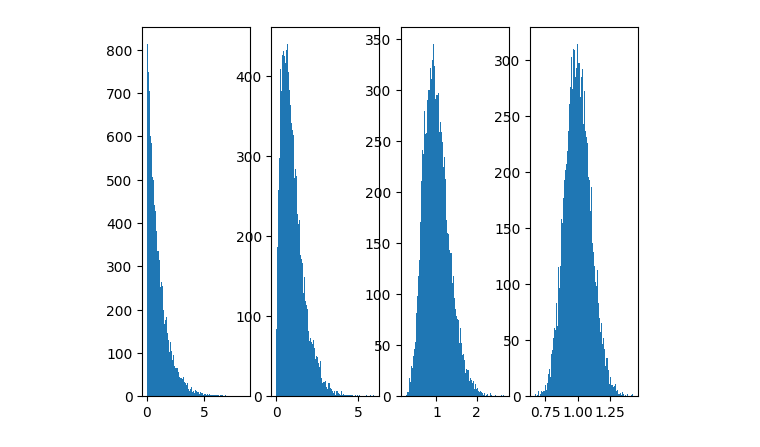
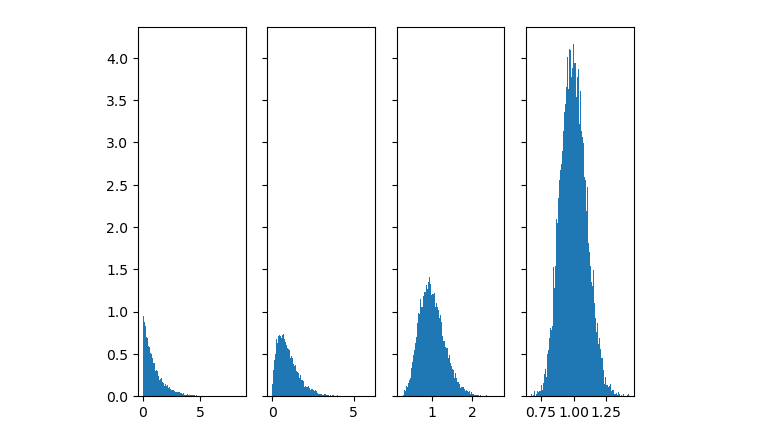
Before and after one commit to YggdrasilUrthr/NSL, a Jupyter notebook: Lab1/Ex1.ipynb, the cells around one changed output. Cells and saved outputs as stored; diff of their text form; code cells hidden in the pictures.

```diff
--- a/Lab1/Ex1.ipynb
+++ b/Lab1/Ex1.ipynb
@@ -1 +1,8 @@
+# %%
+import matplotlib.pyplot as plt
+import numpy as np
+import math
+import scipy.stats as ss
+
+csv_path = "./CSV/"
 # %%
@@ -38,7 +39,13 @@ def param_chi(x, a):
 # %%
-idx, chi = np.loadtxt("Ex1_1_3.csv", delimiter=',', usecols=(0, 1), unpack=True)
+idx, chi = np.loadtxt(csv_path + "Ex1_1_3.csv", delimiter=',', usecols=(0, 1), unpack=True)
 
 counts, bins = np.histogram(chi)
-plt.hist(bins[:-1], bins, weights=counts)
+plt.hist(bins[:-1], bins, weights=counts, density=True)
+chi_x=np.arange(70, 135, 1)
+plt.plot(chi_x, ss.chi2.pdf(chi_x, df=100))
 plt.show()
+plt.plot(idx, chi)
+plt.show()
+
+print("Average Chi2: " + np.average(chi).astype(str))
 # %% [output]
@@ -45,0 +55,9 @@ plt.show()
+# %%
+lin_data = np.loadtxt(csv_path + "Ex1_2_lin.csv", delimiter=',')
+
+fig, axs = plt.subplots(1, 4, sharey='row')
+
+for i in range(0, 4):
+
+    counts, bins = np.histogram(lin_data[:,i],100, density=True)
+    axs[i].hist(bins[:-1], bins, weights=counts)
@@ -46,12 +66,12 @@ plt.show()
 # %%
-exp_data = np.loadtxt("Ex1_2_exp.csv", delimiter=',')
+exp_data = np.loadtxt(csv_path + "Ex1_2_exp.csv", delimiter=',')
 
-fig, axs = plt.subplots(1, 4)
+fig, axs = plt.subplots(1, 4, sharey='row')
 
 for i in range(0, 4):
 
-    counts, bins = np.histogram(exp_data[:,i],100)
+    counts, bins = np.histogram(exp_data[:,i],100, density=True)
     axs[i].hist(bins[:-1], bins, weights=counts)
 # %% [output]
-[figure, old version]
+[figure, new version]
 # %%
```
Also changed, not shown: parts of 8 cells of this notebook, 27 other files.
